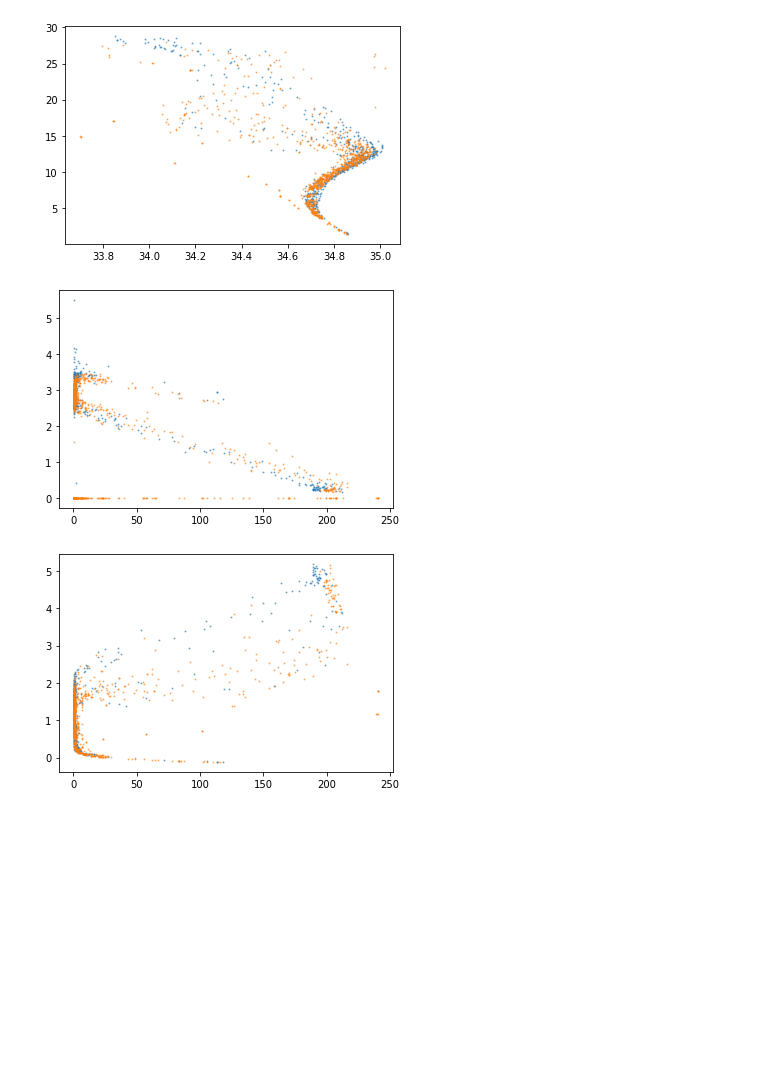
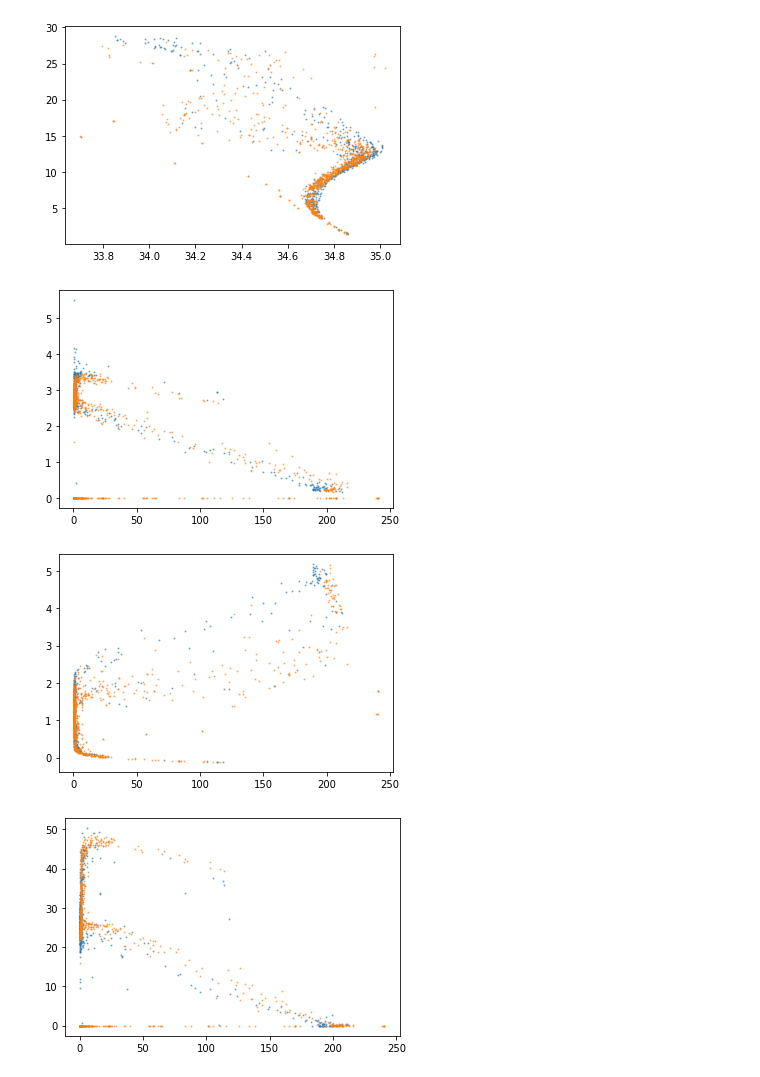
Before and after one commit to nitrogenlab/GP15_watermassanalysis, a Jupyter notebook: evansetal/EvansEtAlReplication.ipynb, the cells around one changed output. Saved outputs shown, nothing was run; the diff lists cells and outputs as text; code cells hidden in the pictures; blank space fills up the shorter version.

```diff
--- a/evansetal/EvansEtAlReplication.ipynb
+++ b/evansetal/EvansEtAlReplication.ipynb
@@ -92,24 +89,31 @@ rr_df = process_rr()
 # %%
 #sanity check by replotting some figures from Fig 3
 from matplotlib import pyplot as plt
 plt.scatter(falkor_df["absolute_salinity"],
             falkor_df["conservative_temp"], s=1, alpha=0.5)
 plt.scatter(rr_df["absolute_salinity"],
             rr_df["conservative_temp"], s=1, alpha=0.5)
 plt.show()
 
 plt.scatter(falkor_df["oxygen"],
             falkor_df["phosphate"], s=1, alpha=0.5)
 plt.scatter(rr_df["oxygen"],
             rr_df["phosphate"], s=1, alpha=0.5)
 plt.show()
 
 plt.scatter(falkor_df["oxygen"],
             falkor_df["spiciness"], s=1, alpha=0.5)
 plt.scatter(rr_df["oxygen"],
             rr_df["spiciness"], s=1, alpha=0.5)
 plt.show()
+
+plt.scatter(falkor_df["oxygen"],
+            falkor_df["nitrate"], s=1, alpha=0.5)
+plt.scatter(rr_df["oxygen"],
+            rr_df["nitrate"], s=1, alpha=0.5)
+plt.show()
 # %% [output]
 [figure]
 [figure]
 [figure]
+[figure, added]
```
Also changed, not shown: parts of 6 cells of this notebook.
